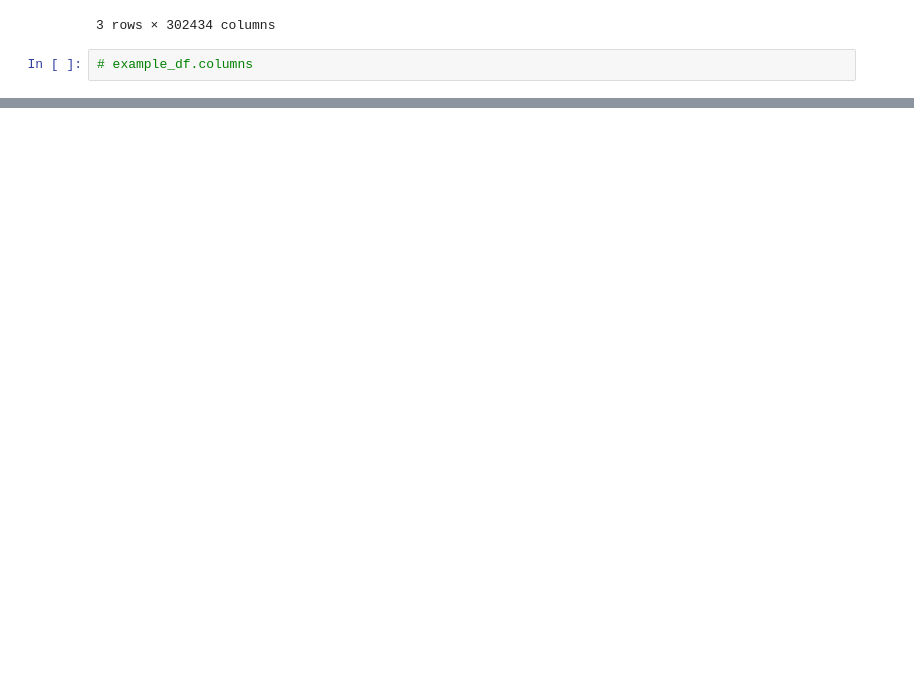
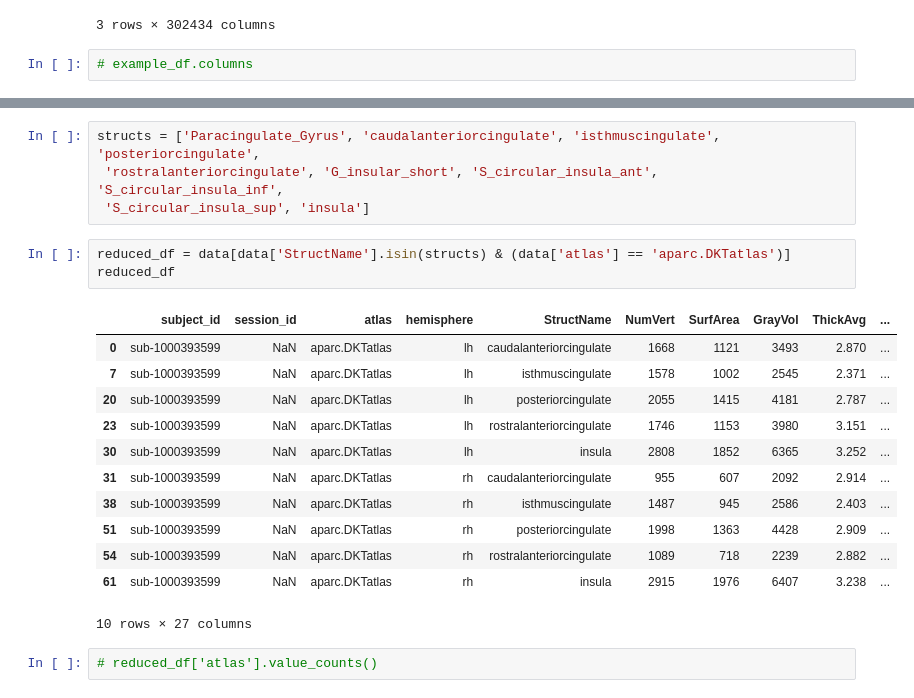
Before and after one commit to j0n-a/Neurohack_Group8_Miniproject, a Jupyter notebook: jona_preprocessing_attempt_20250730.ipynb, the cells around one changed output, grey strips where cells are left out. Cells and saved outputs as stored; diff of their text form; blank space fills up the shorter version.

```diff
--- a/jona_preprocessing_attempt_20250730.ipynb
+++ b/jona_preprocessing_attempt_20250730.ipynb
@@ -181,0 +317,22 @@ example_df[example_df['atlas'] == 'Yeo2011_17Networks_N1000']
+# %%
+structs = ['Paracingulate_Gyrus', 'caudalanteriorcingulate', 'isthmuscingulate', 'posteriorcingulate',
+ 'rostralanteriorcingulate', 'G_insular_short', 'S_circular_insula_ant', 'S_circular_insula_inf',
+ 'S_circular_insula_sup', 'insula']
+# %%
+reduced_df = data[data['StructName'].isin(structs) & (data['atlas'] == 'aparc.DKTatlas')]
+reduced_df
+# %% [output]
+|  | subject_id | session_id | atlas | hemisphere | StructName | NumVert | SurfArea | GrayVol | ThickAvg | ... |
+| 0 | sub-1000393599 | NaN | aparc.DKTatlas | lh | caudalanteriorcingulate | 1668 | 1121 | 3493 | 2.870 | ... |
+| 7 | sub-1000393599 | NaN | aparc.DKTatlas | lh | isthmuscingulate | 1578 | 1002 | 2545 | 2.371 | ... |
+| 20 | sub-1000393599 | NaN | aparc.DKTatlas | lh | posteriorcingulate | 2055 | 1415 | 4181 | 2.787 | ... |
+| 23 | sub-1000393599 | NaN | aparc.DKTatlas | lh | rostralanteriorcingulate | 1746 | 1153 | 3980 | 3.151 | ... |
+| 30 | sub-1000393599 | NaN | aparc.DKTatlas | lh | insula | 2808 | 1852 | 6365 | 3.252 | ... |
+| 31 | sub-1000393599 | NaN | aparc.DKTatlas | rh | caudalanteriorcingulate | 955 | 607 | 2092 | 2.914 | ... |
+| 38 | sub-1000393599 | NaN | aparc.DKTatlas | rh | isthmuscingulate | 1487 | 945 | 2586 | 2.403 | ... |
+| 51 | sub-1000393599 | NaN | aparc.DKTatlas | rh | posteriorcingulate | 1998 | 1363 | 4428 | 2.909 | ... |
+| 54 | sub-1000393599 | NaN | aparc.DKTatlas | rh | rostralanteriorcingulate | 1089 | 718 | 2239 | 2.882 | ... |
+| 61 | sub-1000393599 | NaN | aparc.DKTatlas | rh | insula | 2915 | 1976 | 6407 | 3.238 | ... |
+10 rows × 27 columns
+# %%
+# reduced_df['atlas'].value_counts()
```
Also changed, not shown: parts of 25 cells of this notebook.
